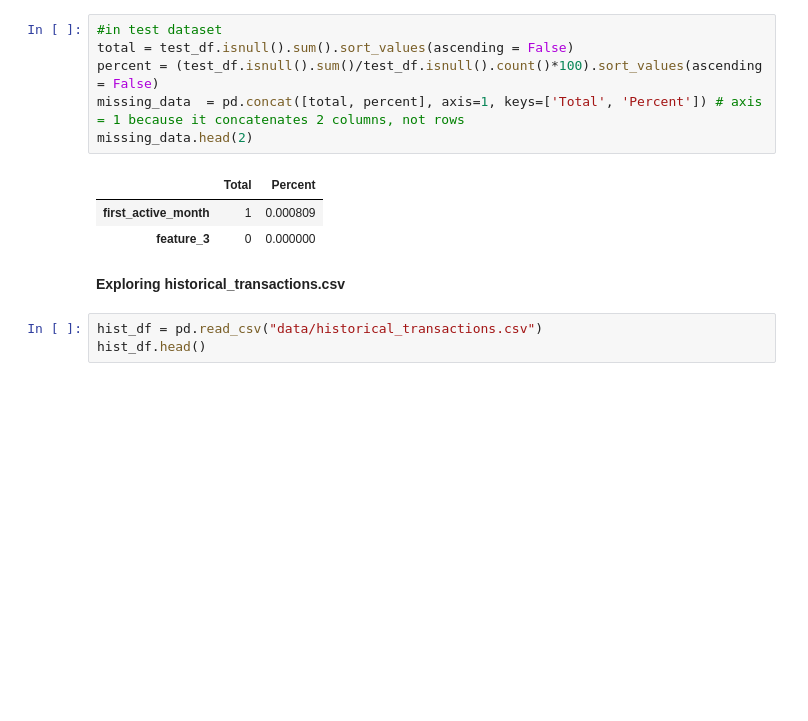
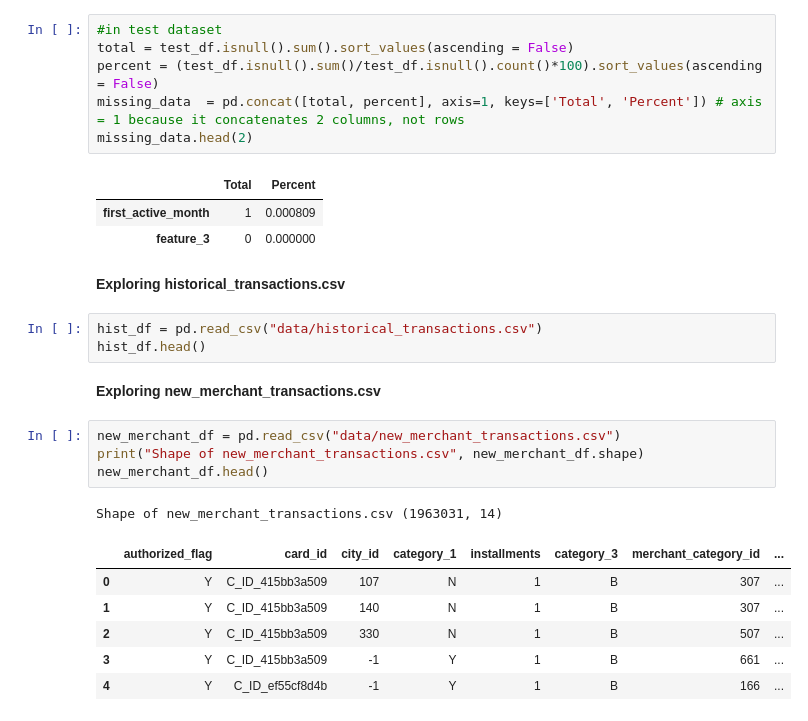
Before and after one commit to ServoCryptid/KaggleEloCompetition, a Jupyter notebook: Data_Exploration.ipynb, the cells around one changed output. Drawn from its saved outputs; the diff is of its cells as text; blank space fills up the shorter version.

Commit message:
Added the exploration of new_merchant_transactions.csv. [3~

```diff
--- a/Data_Exploration.ipynb
+++ b/Data_Exploration.ipynb
@@ -221,3 +221,17 @@ missing_data.head(2)
 # %%
 hist_df = pd.read_csv("data/historical_transactions.csv")
 hist_df.head()
+# %% [markdown]
+<b> Exploring new_merchant_transactions.csv</b>
+# %%
+new_merchant_df = pd.read_csv("data/new_merchant_transactions.csv")
+print("Shape of new_merchant_transactions.csv", new_merchant_df.shape)
+new_merchant_df.head()
+# %% [output]
+Shape of new_merchant_transactions.csv (1963031, 14)
+|  | authorized_flag | card_id | city_id | category_1 | installments | category_3 | merchant_category_id | ... |
+| 0 | Y | C_ID_415bb3a509 | 107 | N | 1 | B | 307 | ... |
+| 1 | Y | C_ID_415bb3a509 | 140 | N | 1 | B | 307 | ... |
+| 2 | Y | C_ID_415bb3a509 | 330 | N | 1 | B | 507 | ... |
+| 3 | Y | C_ID_415bb3a509 | -1 | Y | 1 | B | 661 | ... |
+| 4 | Y | C_ID_ef55cf8d4b | -1 | Y | 1 | B | 166 | ... |
```
Also changed, not shown: parts of 2 cells of this notebook.
